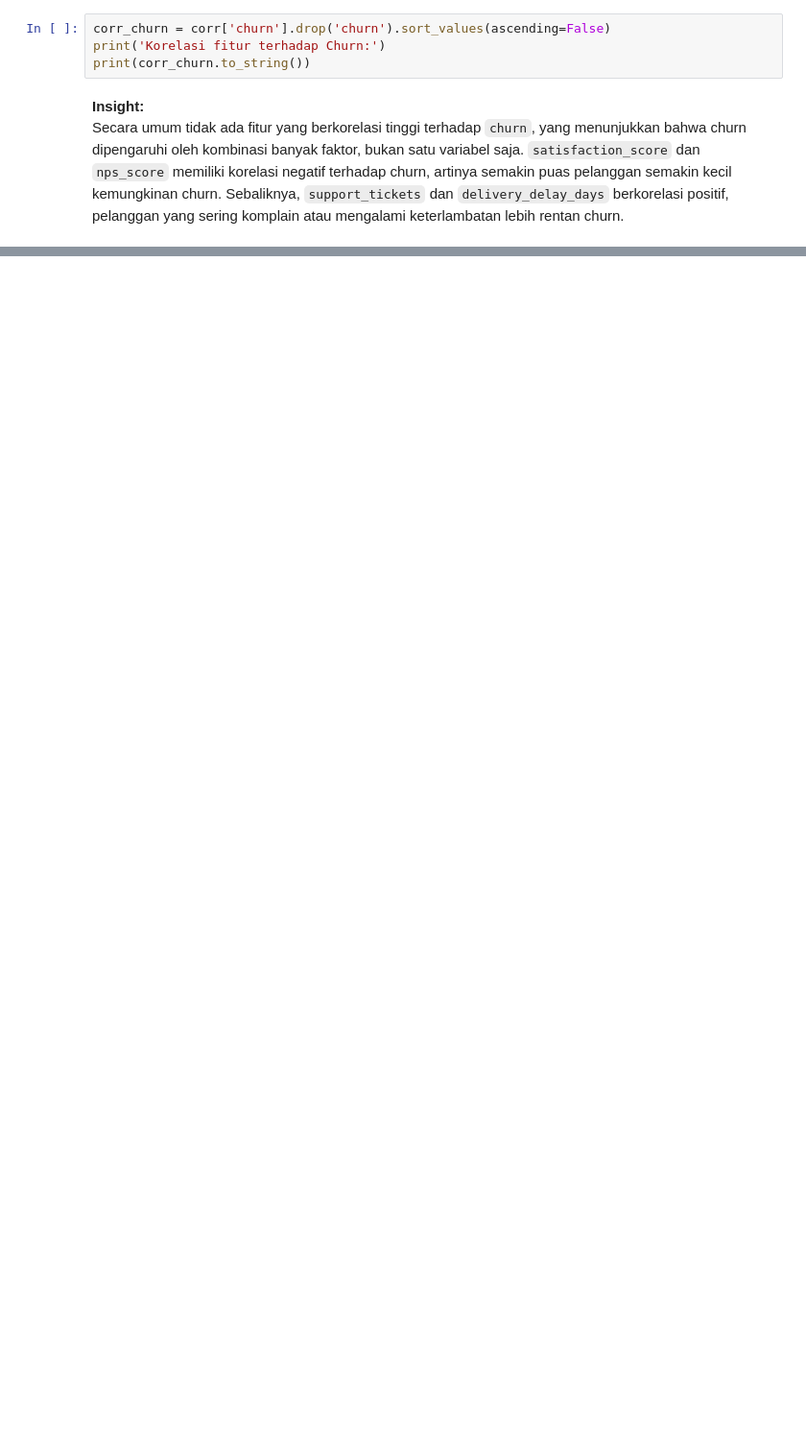
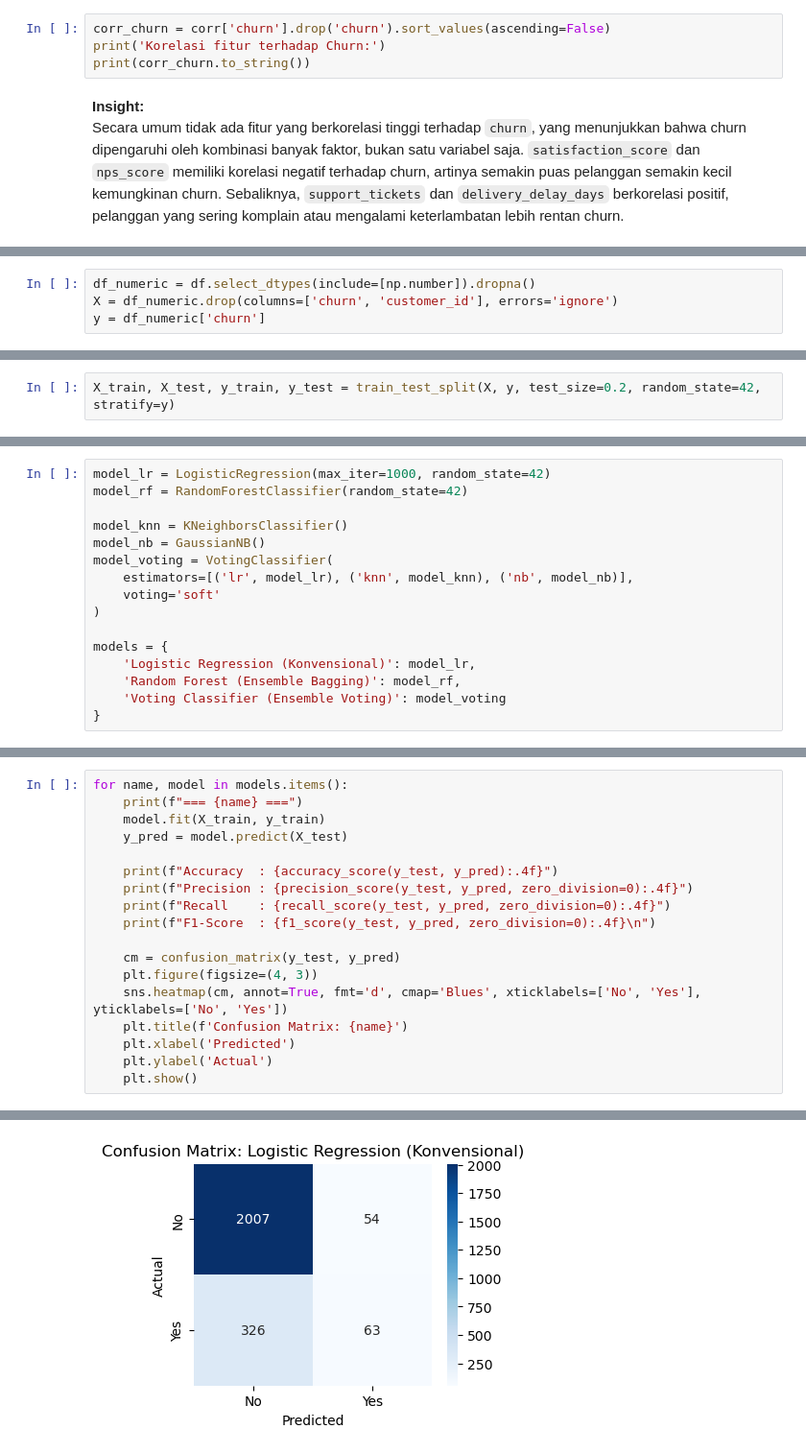
Before and after one commit to justlyznn/UAS_BENGKOD_DS-03, a Jupyter notebook: UAS_A11.2023.15093.ipynb, the cells around one changed output, grey strips where cells are left out. Shown at 96% size. Saved outputs shown, nothing was run; the diff lists cells and outputs as text; blank space fills up the shorter version.

```diff
--- a/UAS_A11.2023.15093.ipynb
+++ b/UAS_A11.2023.15093.ipynb
@@ -239,0 +253,4 @@ Secara umum tidak ada fitur yang berkorelasi tinggi terhadap `churn`, yang menun
+# %%
+df_numeric = df.select_dtypes(include=[np.number]).dropna()
+X = df_numeric.drop(columns=['churn', 'customer_id'], errors='ignore')
+y = df_numeric['churn']
@@ -239,0 +259,2 @@ Secara umum tidak ada fitur yang berkorelasi tinggi terhadap `churn`, yang menun
+# %%
+X_train, X_test, y_train, y_test = train_test_split(X, y, test_size=0.2, random_state=42, stratify=y)
@@ -239,0 +263,16 @@ Secara umum tidak ada fitur yang berkorelasi tinggi terhadap `churn`, yang menun
+# %%
+model_lr = LogisticRegression(max_iter=1000, random_state=42)
+model_rf = RandomForestClassifier(random_state=42)
+
+model_knn = KNeighborsClassifier()
+model_nb = GaussianNB()
+model_voting = VotingClassifier(
+    estimators=[('lr', model_lr), ('knn', model_knn), ('nb', model_nb)],
+    voting='soft'
+)
+
+models = {
+    'Logistic Regression (Konvensional)': model_lr,
+    'Random Forest (Ensemble Bagging)': model_rf,
+    'Voting Classifier (Ensemble Voting)': model_voting
+}
@@ -239,0 +281,19 @@ Secara umum tidak ada fitur yang berkorelasi tinggi terhadap `churn`, yang menun
+# %%
+for name, model in models.items():
+    print(f"=== {name} ===")
+    model.fit(X_train, y_train)
+    y_pred = model.predict(X_test)
+
+    print(f"Accuracy  : {accuracy_score(y_test, y_pred):.4f}")
+    print(f"Precision : {precision_score(y_test, y_pred, zero_division=0):.4f}")
+    print(f"Recall    : {recall_score(y_test, y_pred, zero_division=0):.4f}")
+    print(f"F1-Score  : {f1_score(y_test, y_pred, zero_division=0):.4f}\n")
+
+    cm = confusion_matrix(y_test, y_pred)
+    plt.figure(figsize=(4, 3))
+    sns.heatmap(cm, annot=True, fmt='d', cmap='Blues', xticklabels=['No', 'Yes'], yticklabels=['No', 'Yes'])
+    plt.title(f'Confusion Matrix: {name}')
+    plt.xlabel('Predicted')
+    plt.ylabel('Actual')
+    plt.show()
+# %% [output]
@@ -239,0 +305 @@ Secara umum tidak ada fitur yang berkorelasi tinggi terhadap `churn`, yang menun
+[figure, added]
```
Also changed, not shown: parts of 9 cells of this notebook, 3 other files.
